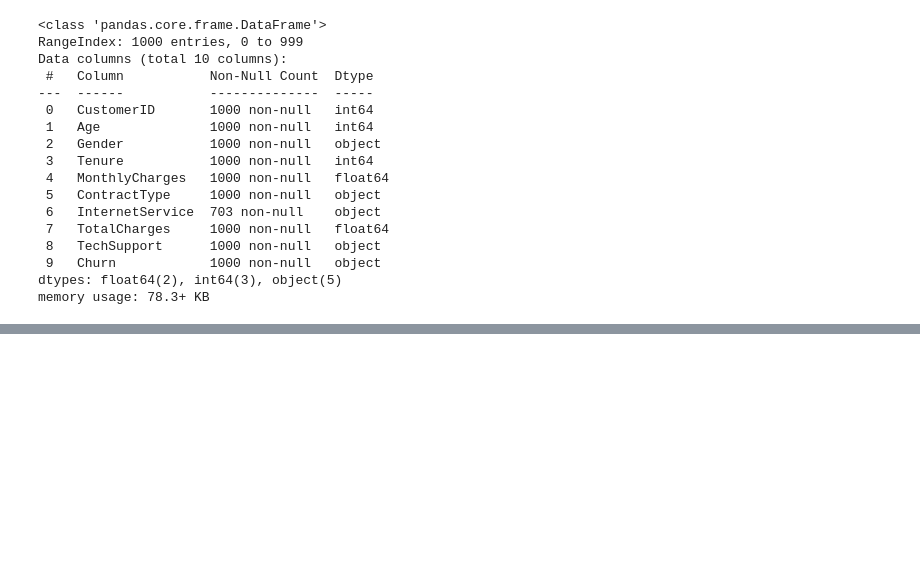
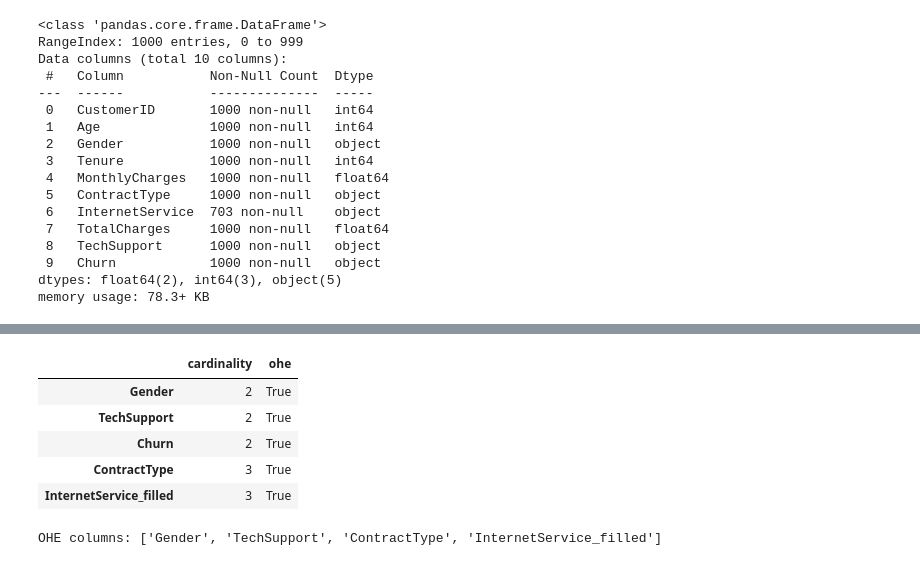
Before and after one commit to MikeTX56/ML-A-to-Z, a Jupyter notebook: projects/classification/churn_prediction/notebook/churn_prediction.ipynb, the cells around one changed output, grey strips where cells are left out. Saved outputs shown, nothing was run; the diff lists cells and outputs as text; code cells hidden in the pictures; blank space fills up the shorter version.

```diff
--- a/projects/classification/churn_prediction/notebook/churn_prediction.ipynb
+++ b/projects/classification/churn_prediction/notebook/churn_prediction.ipynb
@@ -206,0 +228,19 @@ for col in cat_cols:
+# %%
+df.drop("InternetService", axis = 1, inplace = True)
+# %%
+cat_cols = df.select_dtypes(include = ["object"]).columns
+card = df[cat_cols].nunique().sort_values()
+decision = pd.DataFrame({"cardinality": card, "ohe": card <= 10})
+display(decision)
+# %% [output]
+|  | cardinality | ohe |
+| Gender | 2 | True |
+| TechSupport | 2 | True |
+| Churn | 2 | True |
+| ContractType | 3 | True |
+| InternetService_filled | 3 | True |
+# %%
+ohe_cols = decision.loc[(decision["ohe"]) & (decision.index !="Churn" )].index.tolist()
+print("OHE columns:", ohe_cols)
+# %% [output]
+OHE columns: ['Gender', 'TechSupport', 'ContractType', 'InternetService_filled']
```
Also changed, not shown: parts of 9 cells of this notebook.
